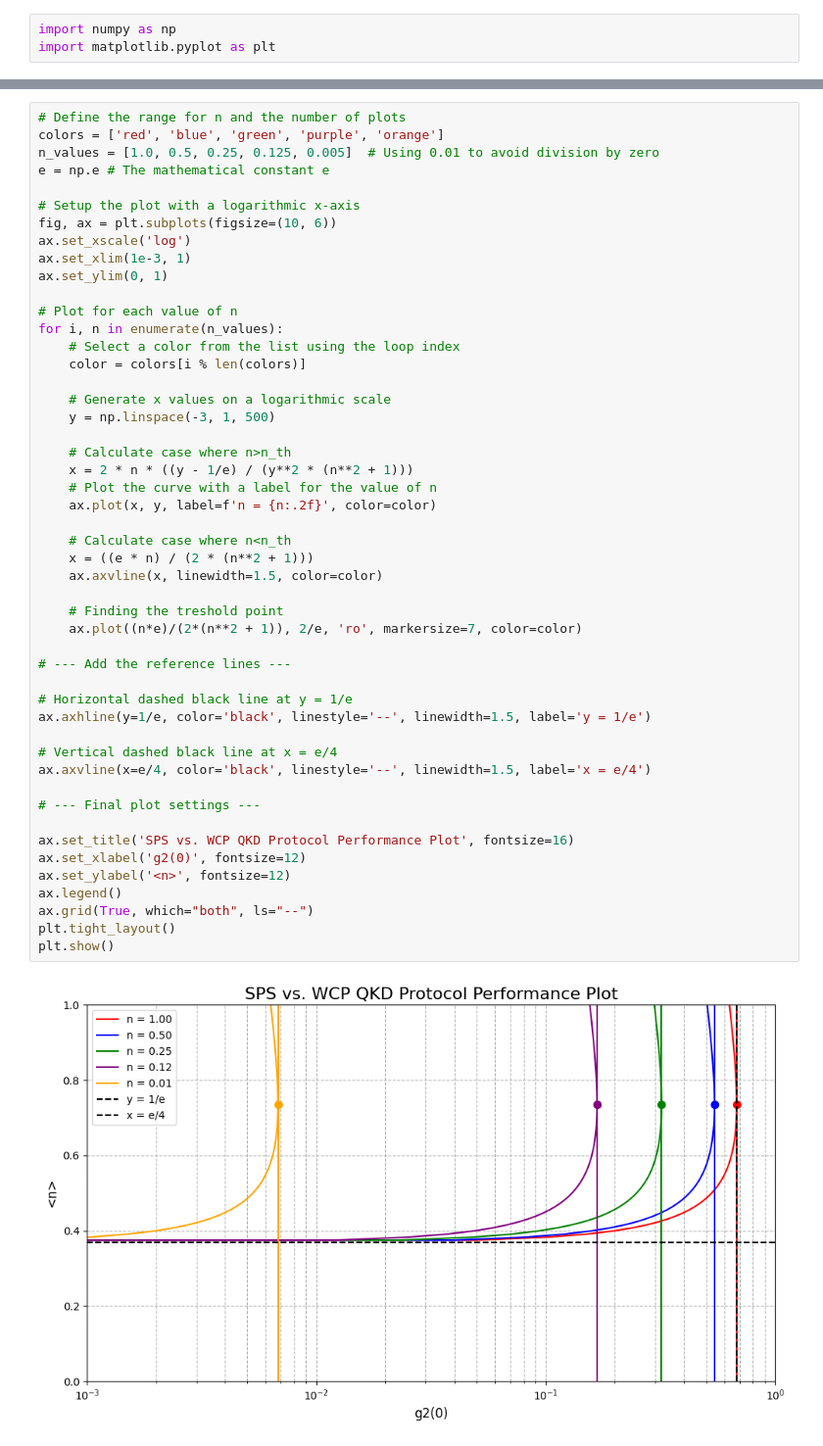
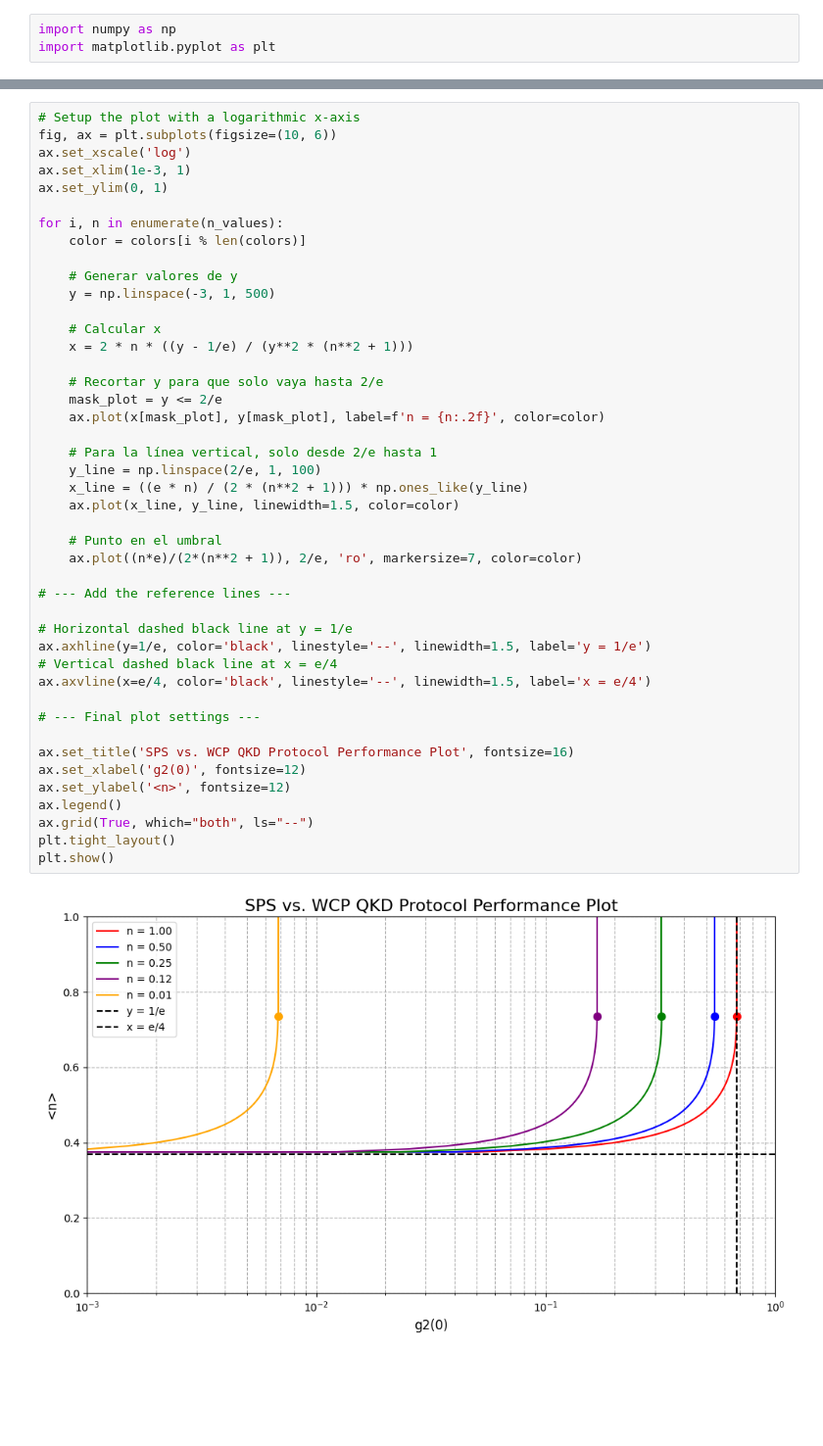
Before and after one commit to RaulLahoz/Perovskite_QKD, a Jupyter notebook: WCP_vs_SPS.ipynb, the cells around one changed output, grey strips where cells are left out. Shown: that part at 98% size. Cells and saved outputs as stored; diff of their text form; blank space fills up the shorter version.

```diff
--- a/WCP_vs_SPS.ipynb
+++ b/WCP_vs_SPS.ipynb
@@ -4,51 +54,46 @@ import matplotlib.pyplot as plt
 # %%
-# Define the range for n and the number of plots
-colors = ['red', 'blue', 'green', 'purple', 'orange']
-n_values = [1.0, 0.5, 0.25, 0.125, 0.005]  # Using 0.01 to avoid division by zero
-e = np.e # The mathematical constant e
-
 # Setup the plot with a logarithmic x-axis
 fig, ax = plt.subplots(figsize=(10, 6))
 ax.set_xscale('log')
 ax.set_xlim(1e-3, 1)
 ax.set_ylim(0, 1)
 
-# Plot for each value of n
 for i, n in enumerate(n_values):
-    # Select a color from the list using the loop index
     color = colors[i % len(colors)]
 
-    # Generate x values on a logarithmic scale
+    # Generar valores de y
     y = np.linspace(-3, 1, 500)
 
-    # Calculate case where n>n_th
+    # Calcular x
     x = 2 * n * ((y - 1/e) / (y**2 * (n**2 + 1)))
-    # Plot the curve with a label for the value of n
-    ax.plot(x, y, label=f'n = {n:.2f}', color=color)
 
-    # Calculate case where n<n_th
-    x = ((e * n) / (2 * (n**2 + 1)))
-    ax.axvline(x, linewidth=1.5, color=color)
+    # Recortar y para que solo vaya hasta 2/e
+    mask_plot = y <= 2/e
+    ax.plot(x[mask_plot], y[mask_plot], label=f'n = {n:.2f}', color=color)
 
-    # Finding the treshold point
+    # Para la línea vertical, solo desde 2/e hasta 1
+    y_line = np.linspace(2/e, 1, 100)
+    x_line = ((e * n) / (2 * (n**2 + 1))) * np.ones_like(y_line)
+    ax.plot(x_line, y_line, linewidth=1.5, color=color)
+
+    # Punto en el umbral
     ax.plot((n*e)/(2*(n**2 + 1)), 2/e, 'ro', markersize=7, color=color)
 
 # --- Add the reference lines ---
 
 # Horizontal dashed black line at y = 1/e
 ax.axhline(y=1/e, color='black', linestyle='--', linewidth=1.5, label='y = 1/e')
-
 # Vertical dashed black line at x = e/4
 ax.axvline(x=e/4, color='black', linestyle='--', linewidth=1.5, label='x = e/4')
 
 # --- Final plot settings ---
 
 ax.set_title('SPS vs. WCP QKD Protocol Performance Plot', fontsize=16)
 ax.set_xlabel('g2(0)', fontsize=12)
 ax.set_ylabel('<n>', fontsize=12)
 ax.legend()
 ax.grid(True, which="both", ls="--")
 plt.tight_layout()
 plt.show()
 # %% [output]
-[figure, old version]
+[figure, new version]
```
Also changed, not shown: parts of 2 cells of this notebook.
